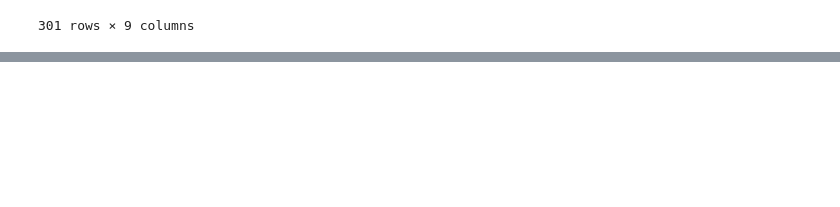
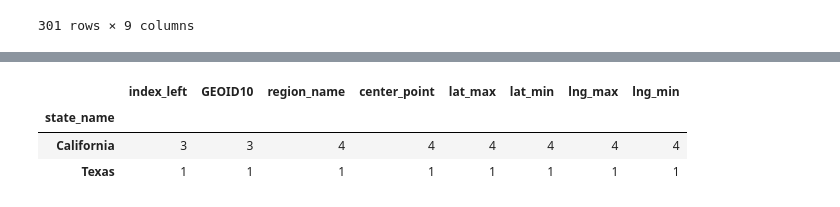
Before and after one commit to pfbabb/solar_roof_community_project, a Jupyter notebook: notebooks/census_tract_to_metro.ipynb, the cells around one changed output, grey strips where cells are left out. Saved outputs shown, nothing was run; the diff lists cells and outputs as text; code cells hidden in the pictures; blank space fills up the shorter version.

```diff
--- a/notebooks/census_tract_to_metro.ipynb
+++ b/notebooks/census_tract_to_metro.ipynb
@@ -237,0 +256,7 @@ georegions.to_csv('../data/georegions.csv', index=False)
+# %%
+tractmerge[tractmerge['region_name'].duplicated()].groupby('state_name').count()
+# %% [output]
+|  | index_left | GEOID10 | region_name | center_point | lat_max | lat_min | lng_max | lng_min |
+| state_name |  |  |  |  |  |  |  |  |
+| California | 3 | 3 | 4 | 4 | 4 | 4 | 4 | 4 |
+| Texas | 1 | 1 | 1 | 1 | 1 | 1 | 1 | 1 |
```
Also changed, not shown: parts of 4 cells of this notebook, 8 other files.
